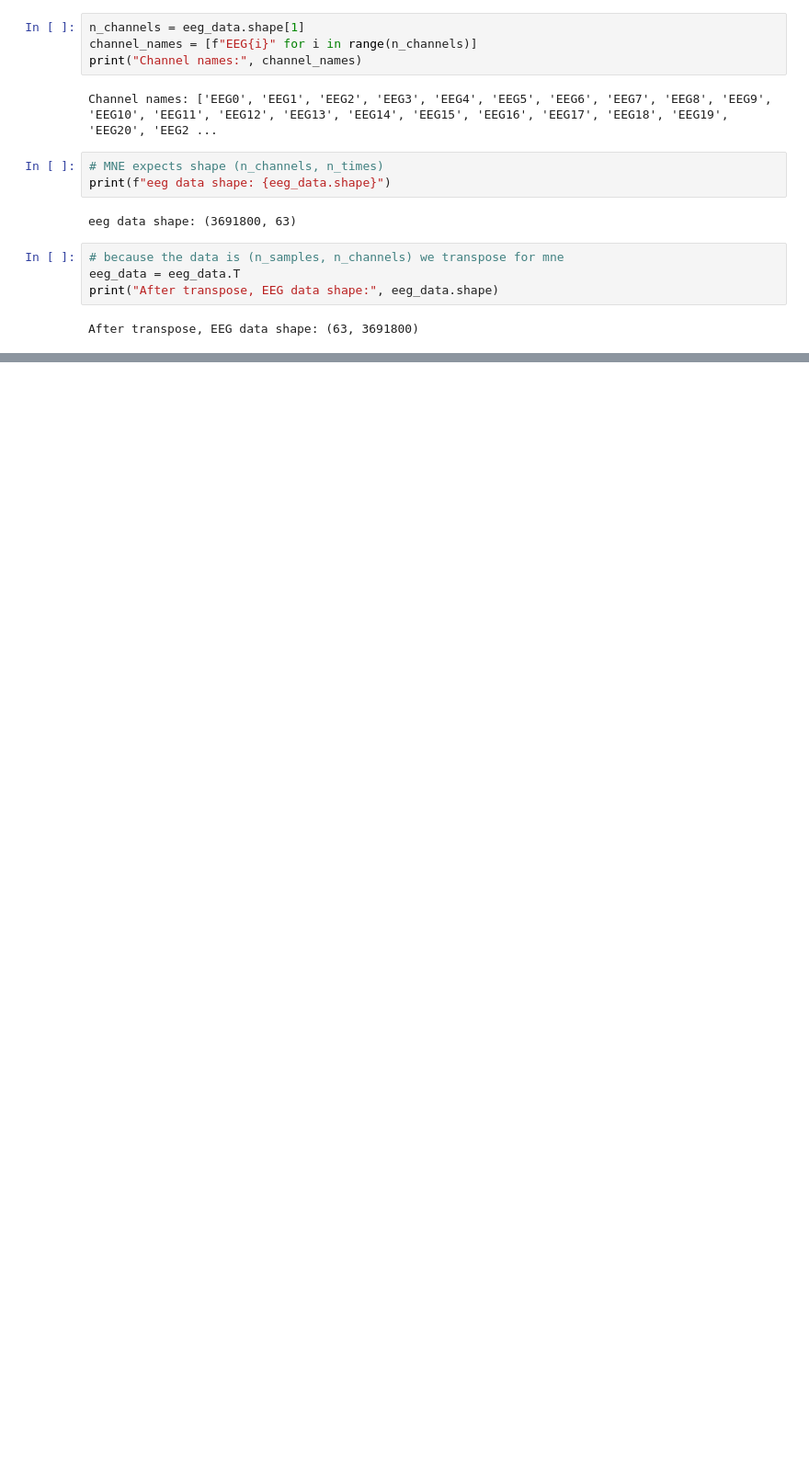
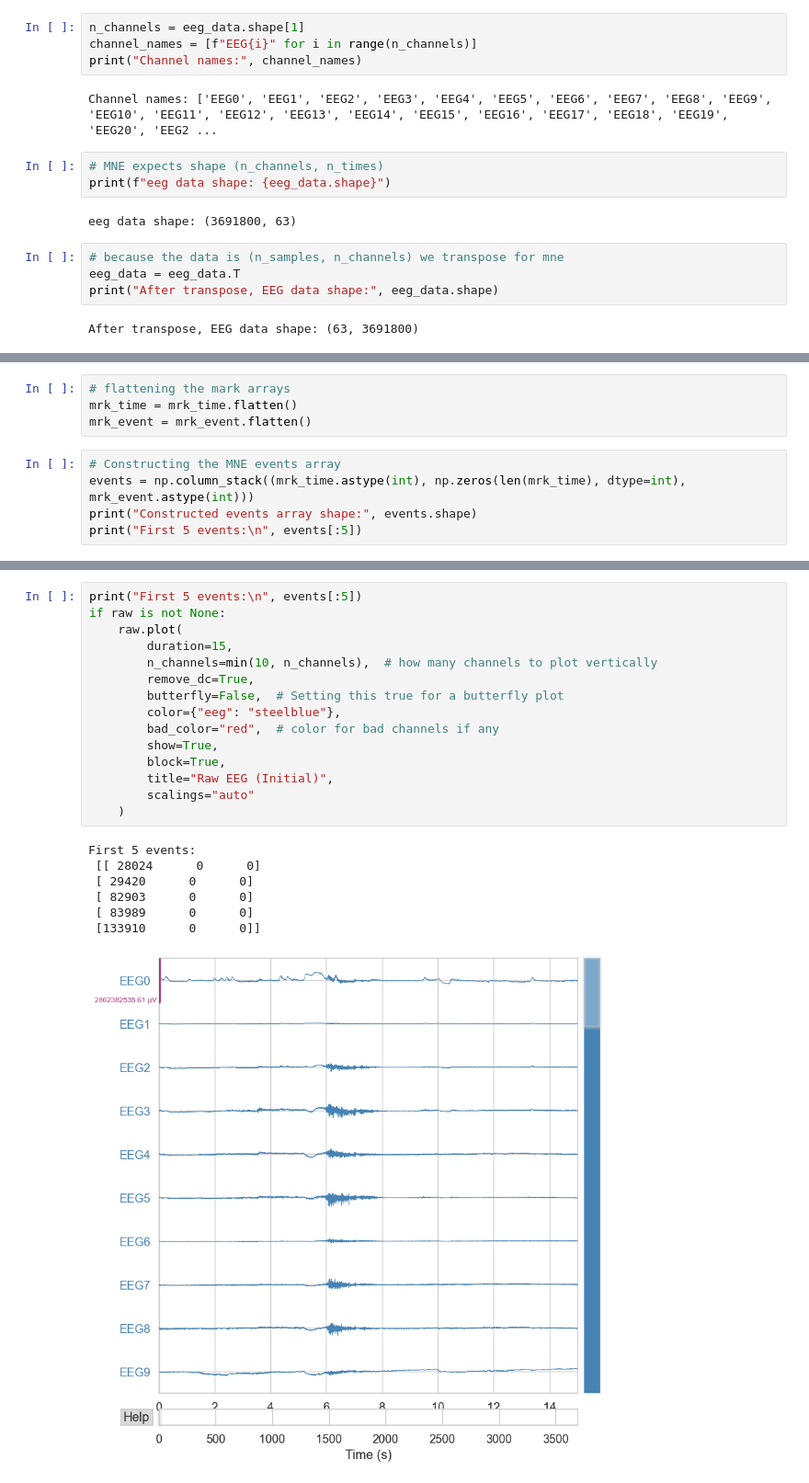
Before and after one commit to tneuschaefer/gnn-project, a Jupyter notebook: data_preprocessing_module.ipynb, the cells around one changed output, grey strips where cells are left out. Shown: that part at 92% size. Drawn from its saved outputs; the diff is of its cells as text; blank space fills up the shorter version.

```diff
--- a/data_preprocessing_module.ipynb
+++ b/data_preprocessing_module.ipynb
@@ -176,0 +191,9 @@ After transpose, EEG data shape: (63, 3691800)
+# %%
+# flattening the mark arrays
+mrk_time = mrk_time.flatten()
+mrk_event = mrk_event.flatten()
+# %%
+# Constructing the MNE events array
+events = np.column_stack((mrk_time.astype(int), np.zeros(len(mrk_time), dtype=int), mrk_event.astype(int)))
+print("Constructed events array shape:", events.shape)
+print("First 5 events:\n", events[:5])
@@ -176,0 +225,23 @@ After transpose, EEG data shape: (63, 3691800)
+# %%
+print("First 5 events:\n", events[:5])
+if raw is not None:
+    raw.plot(
+        duration=15,
+        n_channels=min(10, n_channels),  # how many channels to plot vertically
+        remove_dc=True,
+        butterfly=False,  # Setting this true for a butterfly plot
+        color={"eeg": "steelblue"},
+        bad_color="red",  # color for bad channels if any
+        show=True,
+        block=True,
+        title="Raw EEG (Initial)",
+        scalings="auto"
+    )
+# %% [output]
+First 5 events:
+ [[ 28024      0      0]
+ [ 29420      0      0]
+ [ 82903      0      0]
+ [ 83989      0      0]
+ [133910      0      0]]
+[figure, added]
```
Also changed, not shown: parts of 20 cells of this notebook.
